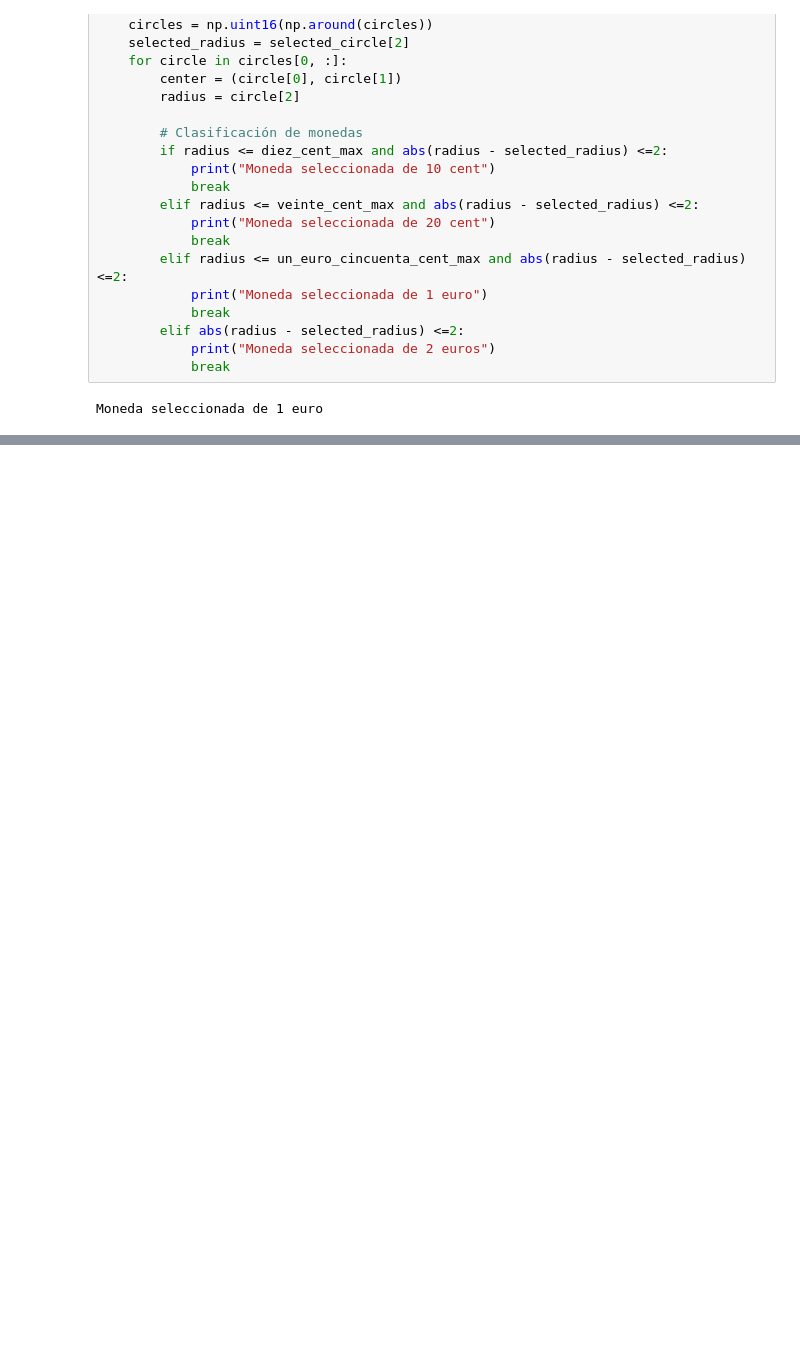
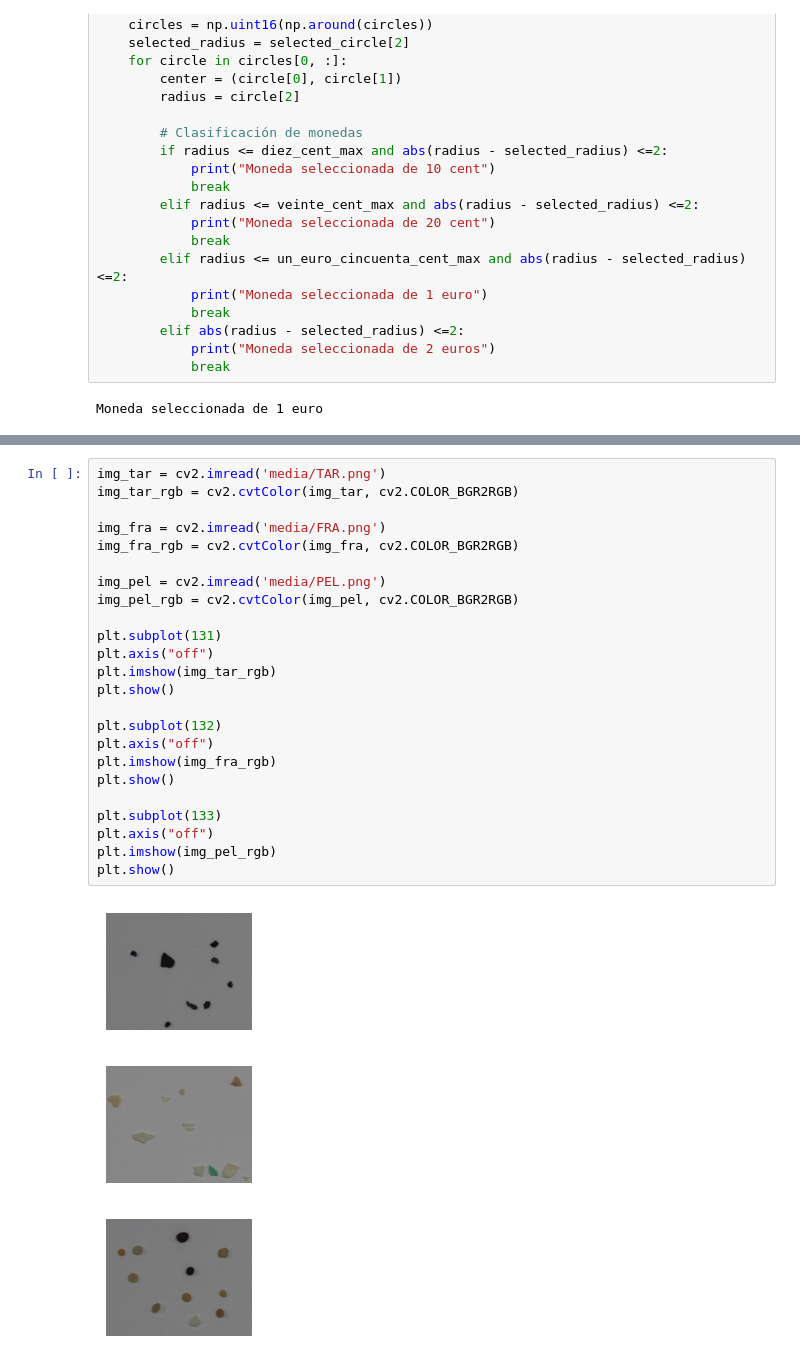
Before and after one commit to Ulpgc-Vision-por-computador/P3-Deteccion-de-formas, a Jupyter notebook: entrega.ipynb, the cells around one changed output, grey strips where cells are left out. Cells and saved outputs as stored; diff of their text form; blank space fills up the shorter version.

```diff
--- a/entrega.ipynb
+++ b/entrega.ipynb
@@ -335,0 +338,28 @@ Moneda seleccionada de 1 euro
+# %%
+img_tar = cv2.imread('media/TAR.png')
+img_tar_rgb = cv2.cvtColor(img_tar, cv2.COLOR_BGR2RGB)
+
+img_fra = cv2.imread('media/FRA.png')
+img_fra_rgb = cv2.cvtColor(img_fra, cv2.COLOR_BGR2RGB)
+
+img_pel = cv2.imread('media/PEL.png')
+img_pel_rgb = cv2.cvtColor(img_pel, cv2.COLOR_BGR2RGB)
+
+plt.subplot(131)
+plt.axis("off")
+plt.imshow(img_tar_rgb)
+plt.show()
+
+plt.subplot(132)
+plt.axis("off")
+plt.imshow(img_fra_rgb)
+plt.show()
+
+plt.subplot(133)
+plt.axis("off")
+plt.imshow(img_pel_rgb)
+plt.show()
+# %% [output]
+[figure, added]
+[figure, added]
+[figure, added]
```
Also changed, not shown: parts of 3 cells of this notebook, 6 other files.
